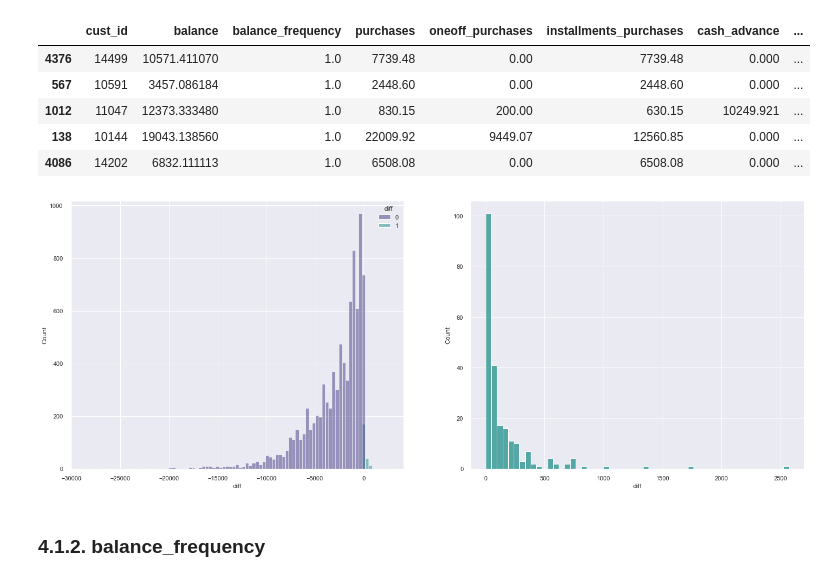
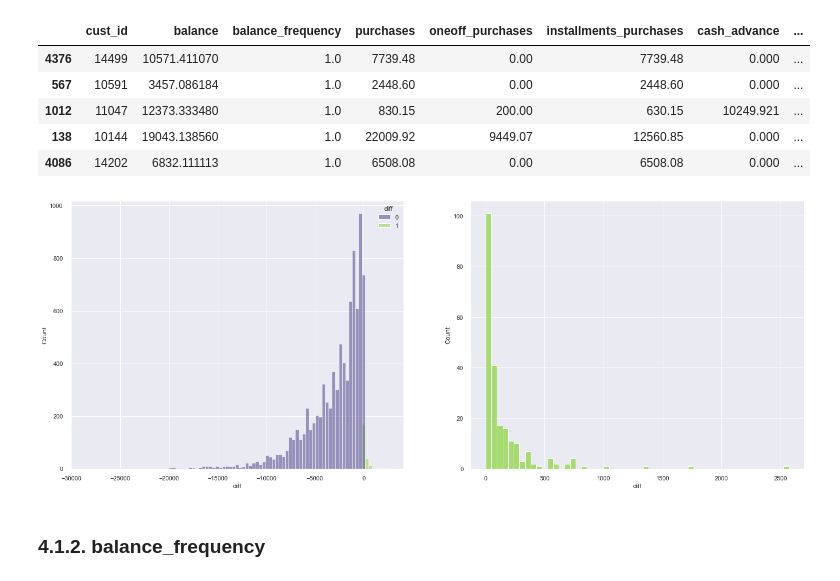
Before and after one commit to Matheus-Homem/international_bank_marketing, a Jupyter notebook: notebooks/c7_feature_preprocessing_and_selection.ipynb, the cells around one changed output. Cells and saved outputs as stored; diff of their text form; code cells hidden in the pictures.

```diff
--- a/notebooks/c7_feature_preprocessing_and_selection.ipynb
+++ b/notebooks/c7_feature_preprocessing_and_selection.ipynb
@@ -319,12 +319,12 @@ df4.sort_values('diff',ascending=False).head()
 # %%
 # Histplot of cases that have balance over credit_limit
 plt.subplot(1,2,1)
-sns.histplot(x=df4['diff'],hue=df4['diff'].map(lambda x: 1 if x>0 else 0),palette = sns.set_palette([viridis0,viridis1]));
+sns.histplot(x=df4['diff'],hue=df4['diff'].map(lambda x: 1 if x>0 else 0),palette = sns.set_palette([viridis0,viridis2]));
 
 plt.subplot(1,2,2)
-sns.histplot(df4[df4['diff']>0]['diff'],color=viridis1);
+sns.histplot(df4[df4['diff']>0]['diff'],color=viridis2);
 # %% [output]
-[figure, old version]
+[figure, new version]
 # %%
 df4.drop('diff',axis=1,inplace=True)
 # %% [markdown]
```
Also changed, not shown: parts of 10 cells of this notebook.
